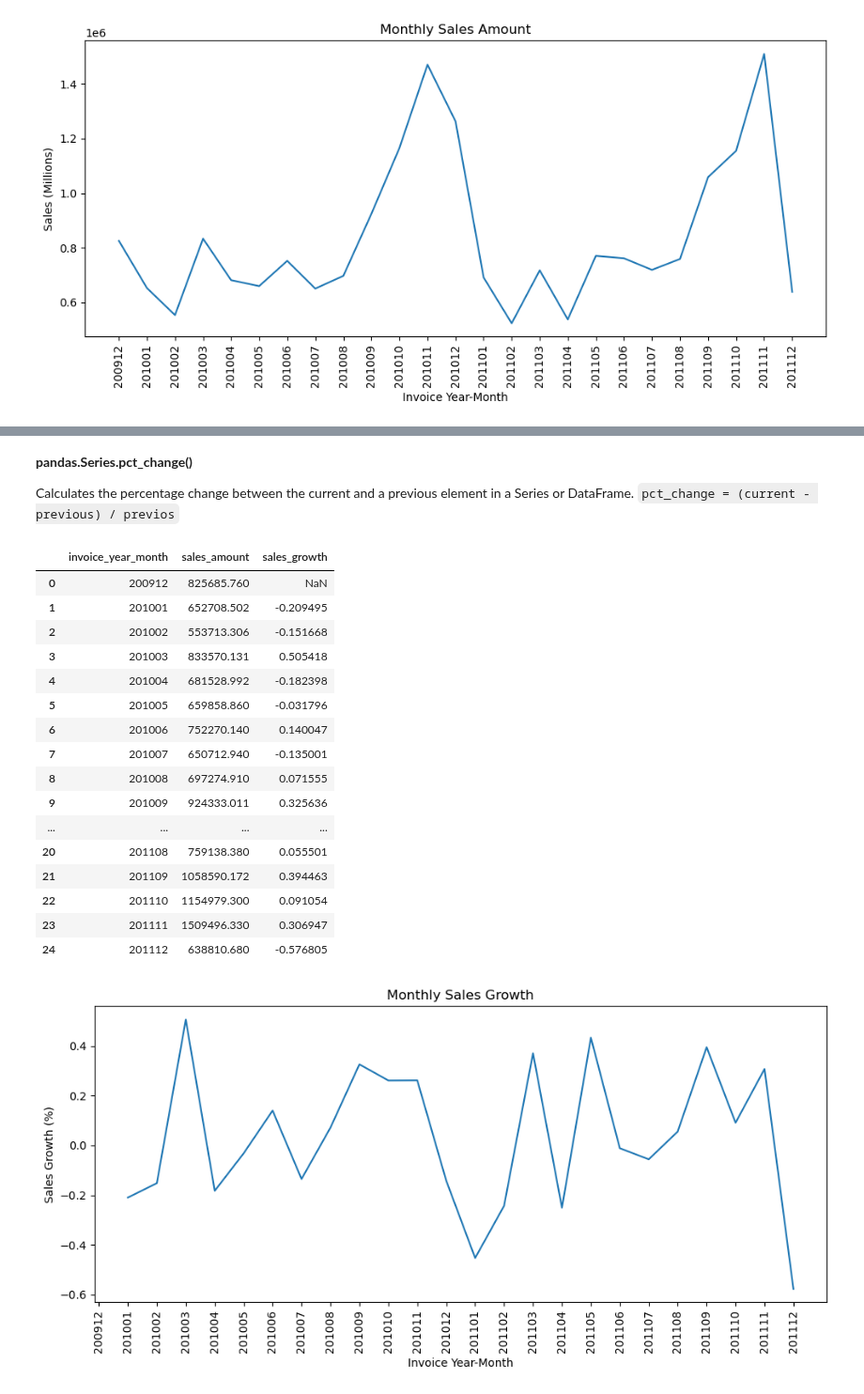
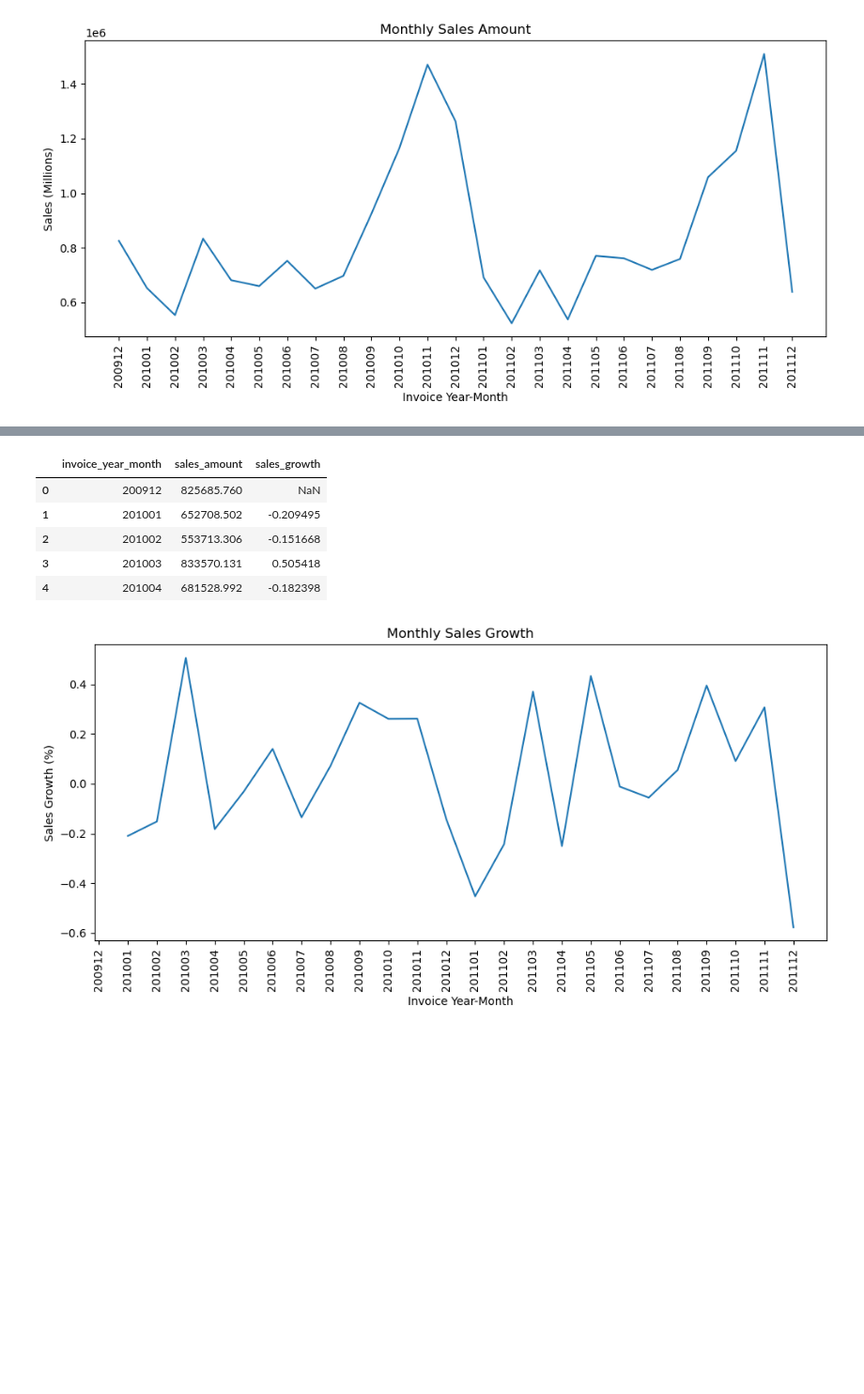
Before and after one commit to jarviscanada/jarvis_data_eng_SarazhiliuHe, a Jupyter notebook: python_data_analytics/retail_data_analytics_wrangling.ipynb, the cells around one changed output, grey strips where cells are left out. Shown at 94% size. Drawn from its saved outputs; the diff is of its cells as text; code cells hidden in the pictures; blank space fills up the shorter version.

```diff
--- a/python_data_analytics/retail_data_analytics_wrangling.ipynb
+++ b/python_data_analytics/retail_data_analytics_wrangling.ipynb
@@ -319,6 +142,0 @@ there is no one-to-one mapping between canceled and original invoice numbers via
-# %%
-retail_df['is_canceled'] = retail_df['invoice'].str.startswith('C')
-retail_df['base_invoice'] = retail_df['invoice'].str.replace('^C', '', regex=True)
-canceled_invoices = retail_df[retail_df['is_canceled']]['base_invoice'].unique()
-matched_df = retail_df[retail_df['invoice'].isin(canceled_invoices)]
-matched_df
@@ -327,2 +142,0 @@ matched_df
-# %%
-retail_df.drop(columns=['is_canceled', 'base_invoice'], inplace=True)
@@ -506,31 +363,15 @@ plt.show()
 
 ---
-# %% [markdown]
-**pandas.Series.pct_change()**
-
-Calculates the percentage change between the current and a previous element in a Series or DataFrame.
-`pct_change = (current - previous) / previos`
 # %%
 monthly_sales_df['sales_growth'] = monthly_sales_df['sales_amount'].pct_change()
-monthly_sales_df
+monthly_sales_df.head()
 # %% [output]
 |  | invoice_year_month | sales_amount | sales_growth |
 | 0 | 200912 | 825685.760 | NaN |
 | 1 | 201001 | 652708.502 | -0.209495 |
 | 2 | 201002 | 553713.306 | -0.151668 |
 | 3 | 201003 | 833570.131 | 0.505418 |
 | 4 | 201004 | 681528.992 | -0.182398 |
-| 5 | 201005 | 659858.860 | -0.031796 |
-| 6 | 201006 | 752270.140 | 0.140047 |
-| 7 | 201007 | 650712.940 | -0.135001 |
-| 8 | 201008 | 697274.910 | 0.071555 |
-| 9 | 201009 | 924333.011 | 0.325636 |
-| ... | ... | ... | ... |
-| 20 | 201108 | 759138.380 | 0.055501 |
-| 21 | 201109 | 1058590.172 | 0.394463 |
-| 22 | 201110 | 1154979.300 | 0.091054 |
-| 23 | 201111 | 1509496.330 | 0.306947 |
-| 24 | 201112 | 638810.680 | -0.576805 |
 # %%
 ax = monthly_sales_df.plot(
     x='invoice_year_month',
```
Also changed, not shown: parts of 70 cells of this notebook, 2 other files.
